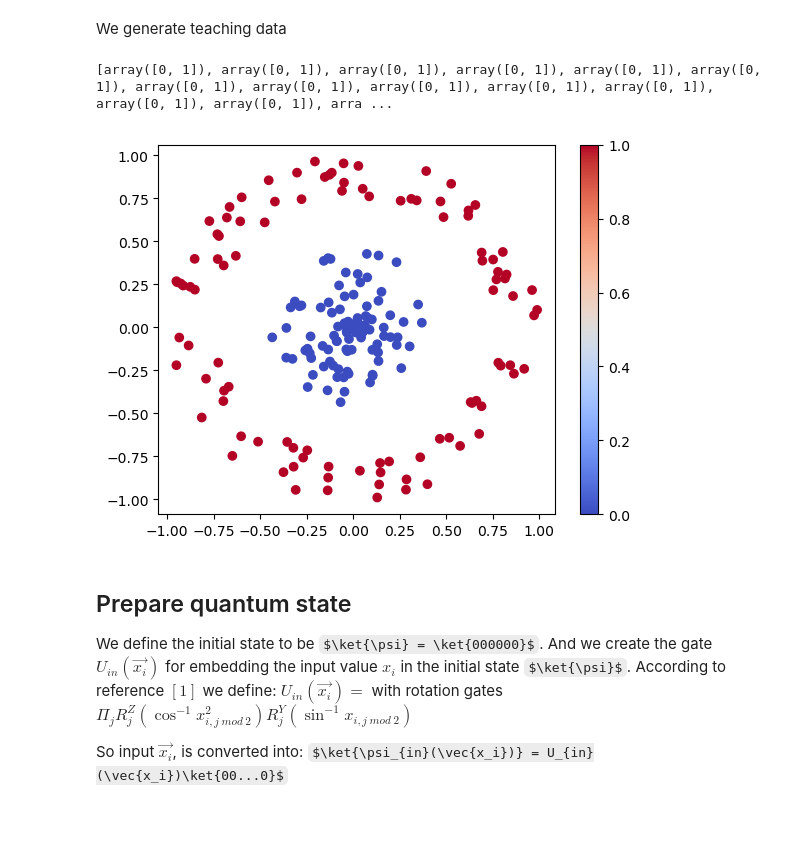
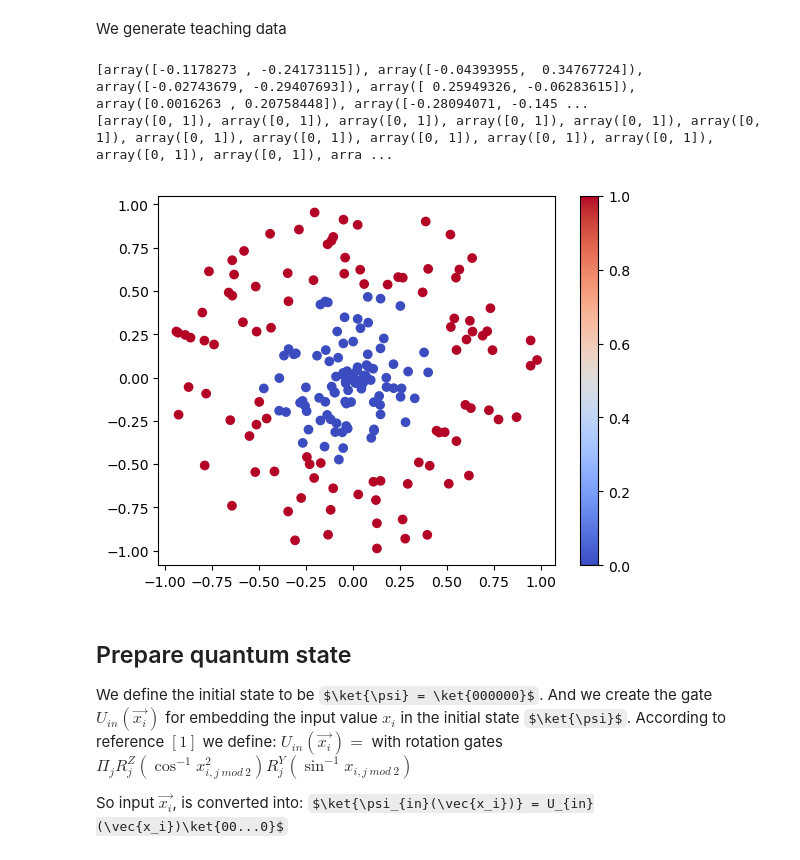
Before and after one commit to sofips/qcl, a Jupyter notebook: qcl_classification.ipynb, the cells around one changed output. Drawn from its saved outputs; the diff is of its cells as text; code cells hidden in the pictures; some formulas as TeX source; blank space fills up the shorter version.

```diff
--- a/qcl_classification.ipynb
+++ b/qcl_classification.ipynb
@@ -20,42 +20,44 @@ We generate teaching data
 # %%
 ## seed of random number
 random_seed = 0
 ## initialization of random number generator
 np.random.seed(random_seed)
 np.random.seed(0)
 
 num_x_train = 100
 
-r_min = 0.; r_max = 0.45
+r_min = 0.; r_max = 0.49
 r_train = r_min + (r_max - r_min) * np.random.rand(num_x_train)
 theta_train = 2.0 * np.pi * np.random.rand(num_x_train)
 
 x_train1 = r_train * np.cos(theta_train)
 y_train1= r_train * np.sin(theta_train)
-z_train1 = [np.asarray([0,1]) for i in range(num_x_train)]
+f_train1 = [np.asarray([0,1]) for i in range(num_x_train)]
 
-r_min = 0.75; r_max = 1.0
+r_min = 0.51; r_max = 1.0
 r_train = r_min + (r_max - r_min) * np.random.rand(num_x_train)
 theta_train = 2.0 * np.pi * np.random.rand(num_x_train)
 
 x_train2 = r_train * np.cos(theta_train)
 y_train2= r_train * np.sin(theta_train)
-z_train2 = [np.asarray([1,0]) for i in range(num_x_train)]
+f_train2 = [np.asarray([1,0]) for i in range(num_x_train)]
 
 x_train = np.concatenate([x_train1, x_train2])
 y_train = np.concatenate([y_train1, y_train2])
-z_train = z_train1 + z_train2
+f_train = f_train1 + f_train2
 
-train_values = [np.asarray([x_train[i], y_train[i]]) for i in range(len(x_train))]
-print(z_train)
+train_samples = [np.asarray([x_train[i], y_train[i]]) for i in range(len(x_train))]
+print(train_samples)
+print(f_train)
 
-color = [z[0] for z in z_train]
+color = [f[0]**2 for f in f_train]
 plt.scatter(x_train, y_train, c=color, cmap='coolwarm')
 plt.colorbar()  # to show color scale
 plt.show()
 # %% [output]
+[array([-0.1178273 , -0.24173115]), array([-0.04393955,  0.34767724]), array([-0.02743679, -0.29407693]), array([ 0.25949326, -0.06283615]), array([0.0016263 , 0.20758448]), array([-0.28094071, -0.145 ...
 [array([0, 1]), array([0, 1]), array([0, 1]), array([0, 1]), array([0, 1]), array([0, 1]), array([0, 1]), array([0, 1]), array([0, 1]), array([0, 1]), array([0, 1]), array([0, 1]), array([0, 1]), arra ...
-[figure, old version]
+[figure, new version]
 # %% [markdown]
 ## Prepare quantum state
 
```
Also changed, not shown: parts of 10 cells of this notebook, 3 other files.
